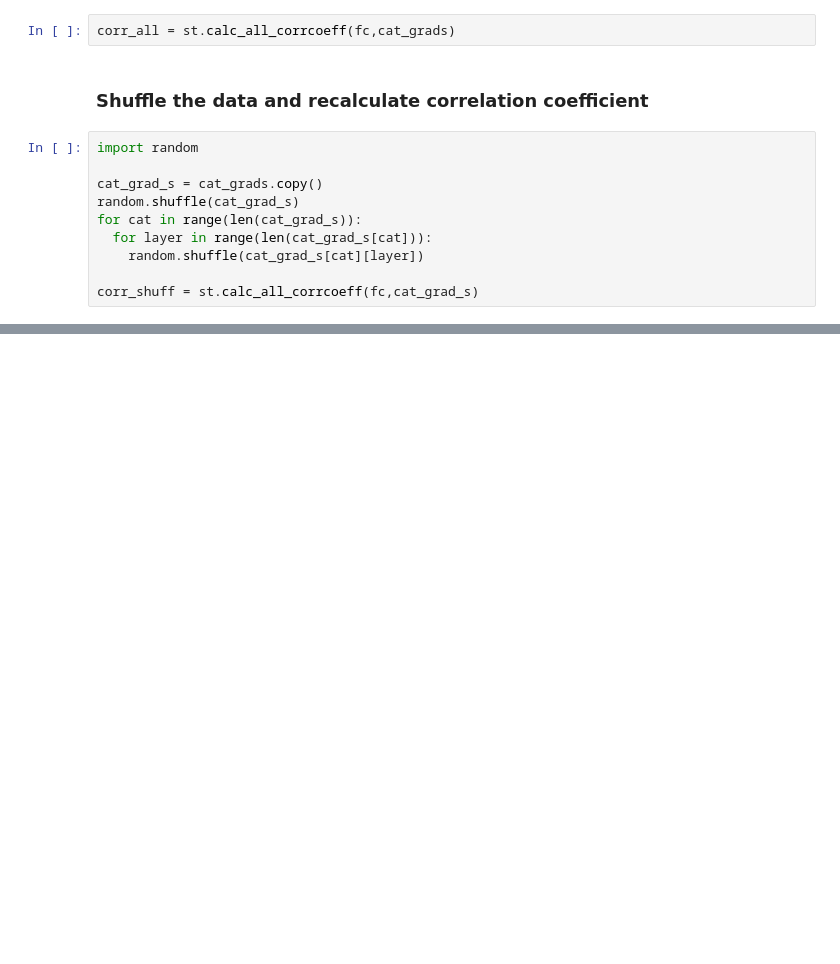
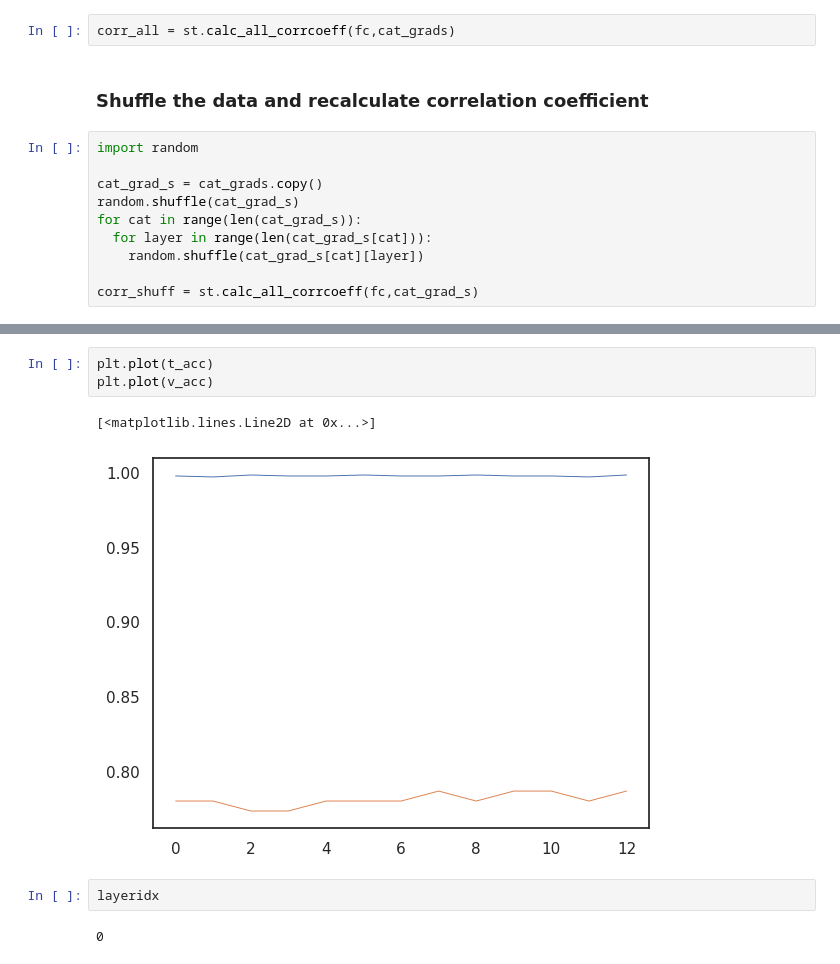
Before and after one commit to soukhind2/vgg16obj, a Jupyter notebook: colab_test.ipynb, the cells around one changed output, grey strips where cells are left out. Drawn from its saved outputs; the diff is of its cells as text; blank space fills up the shorter version.

```diff
--- a/colab_test.ipynb
+++ b/colab_test.ipynb
@@ -415,0 +538,10 @@ pt.plot_corr(corr_shuff,corr_all,figsize = (20,8))
+# %%
+plt.plot(t_acc)
+plt.plot(v_acc)
+# %% [output]
+[<matplotlib.lines.Line2D at 0x...>]
+[figure, added]
+# %%
+layeridx
+# %% [output]
+0
```
Also changed, not shown: parts of 19 cells of this notebook.
